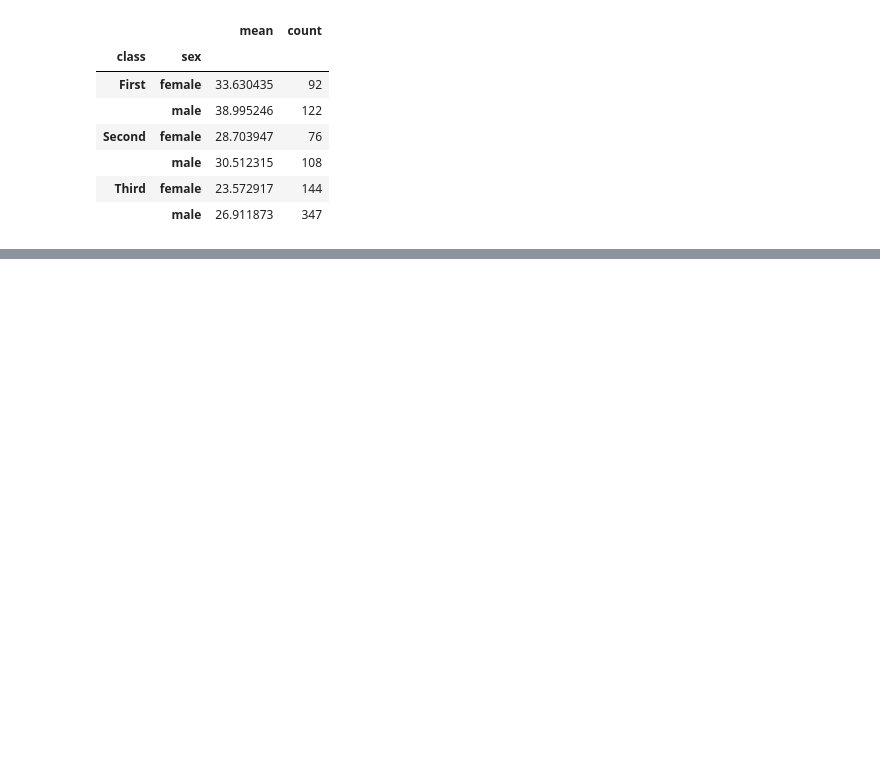
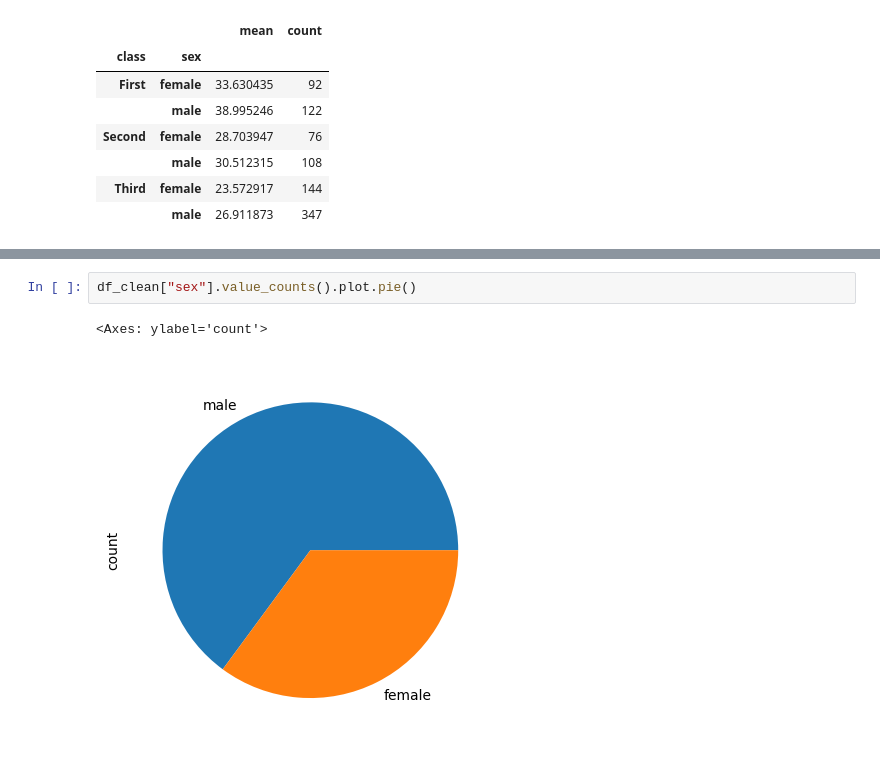
Before and after one commit to owaisnadeem18/pandas_basic_to_advance_questions, a Jupyter notebook: titanic_dataset_basic_to_advance.ipynb, the cells around one changed output, grey strips where cells are left out. Drawn from its saved outputs; the diff is of its cells as text; blank space fills up the shorter version.

```diff
--- a/titanic_dataset_basic_to_advance.ipynb
+++ b/titanic_dataset_basic_to_advance.ipynb
@@ -422,0 +483,5 @@ df_clean.groupby(["class" , "sex"])["age"].agg(["mean" , "count"])
+# %%
+df_clean["sex"].value_counts().plot.pie()
+# %% [output]
+<Axes: ylabel='count'>
+[figure, added]
```
Also changed, not shown: parts of 18 cells of this notebook.
